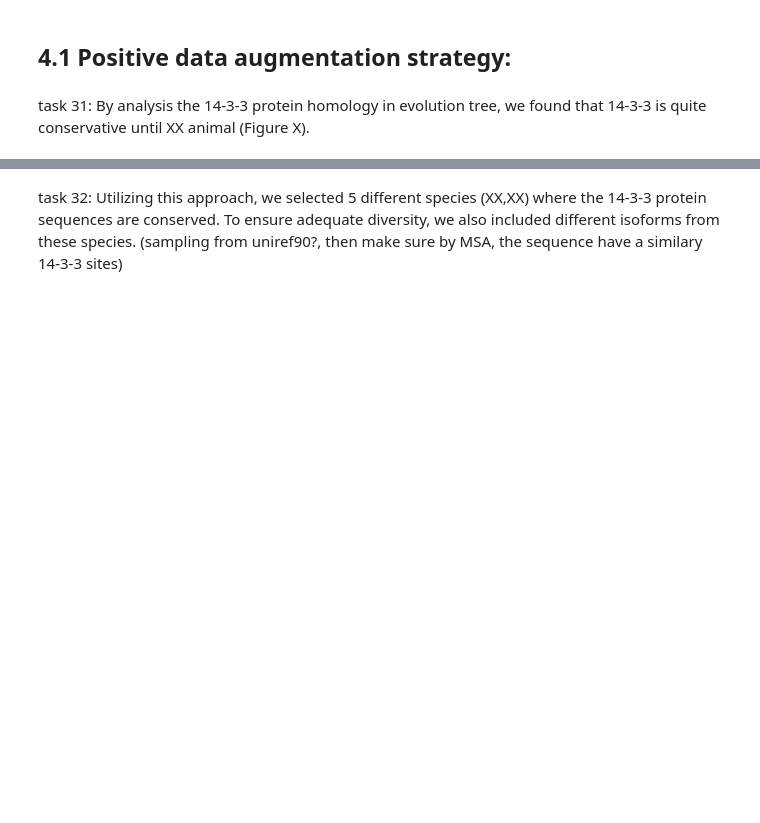
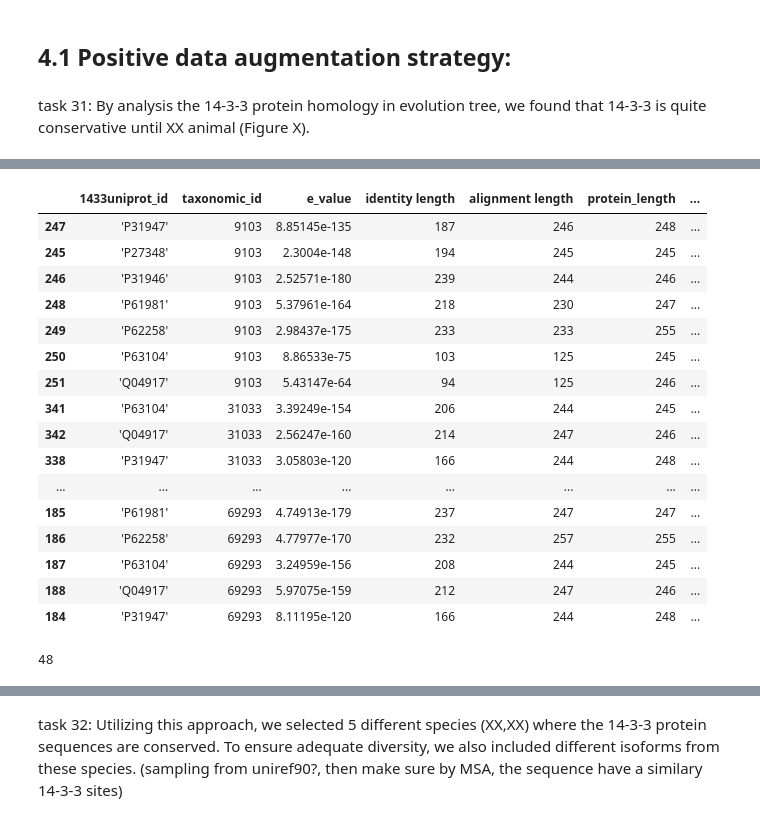
Before and after one commit to liuliu-umich/CAMP-14-3-3, a Jupyter notebook: 3. Sampling and modeling.ipynb, the cells around one changed output, grey strips where cells are left out. Drawn from its saved outputs; the diff is of its cells as text; code cells hidden in the pictures; blank space fills up the shorter version.

```diff
--- a/3. Sampling and modeling.ipynb
+++ b/3. Sampling and modeling.ipynb
@@ -6,0 +183,20 @@ task 31: By analysis the 14-3-3 protein homology in evolution tree, we found tha
+# %%
+merged_df_sorted.head(20)
+# %% [output]
+|  | 1433uniprot_id | taxonomic_id | e_value | identity length | alignment length | protein_length | ... |
+| 247 | 'P31947' | 9103 | 8.85145e-135 | 187 | 246 | 248 | ... |
+| 245 | 'P27348' | 9103 | 2.3004e-148 | 194 | 245 | 245 | ... |
+| 246 | 'P31946' | 9103 | 2.52571e-180 | 239 | 244 | 246 | ... |
+| 248 | 'P61981' | 9103 | 5.37961e-164 | 218 | 230 | 247 | ... |
+| 249 | 'P62258' | 9103 | 2.98437e-175 | 233 | 233 | 255 | ... |
+| 250 | 'P63104' | 9103 | 8.86533e-75 | 103 | 125 | 245 | ... |
+| 251 | 'Q04917' | 9103 | 5.43147e-64 | 94 | 125 | 246 | ... |
+| 341 | 'P63104' | 31033 | 3.39249e-154 | 206 | 244 | 245 | ... |
+| 342 | 'Q04917' | 31033 | 2.56247e-160 | 214 | 247 | 246 | ... |
+| 338 | 'P31947' | 31033 | 3.05803e-120 | 166 | 244 | 248 | ... |
+| ... | ... | ... | ... | ... | ... | ... | ... |
+| 185 | 'P61981' | 69293 | 4.74913e-179 | 237 | 247 | 247 | ... |
+| 186 | 'P62258' | 69293 | 4.77977e-170 | 232 | 257 | 255 | ... |
+| 187 | 'P63104' | 69293 | 3.24959e-156 | 208 | 244 | 245 | ... |
+| 188 | 'Q04917' | 69293 | 5.97075e-159 | 212 | 247 | 246 | ... |
+| 184 | 'P31947' | 69293 | 8.11195e-120 | 166 | 244 | 248 | ... |
@@ -6,0 +207,4 @@ task 31: By analysis the 14-3-3 protein homology in evolution tree, we found tha
+# %%
+len(sampling_species_lst)
+# %% [output]
+48
```
Also changed, not shown: parts of 18 cells of this notebook, 3 other files.
